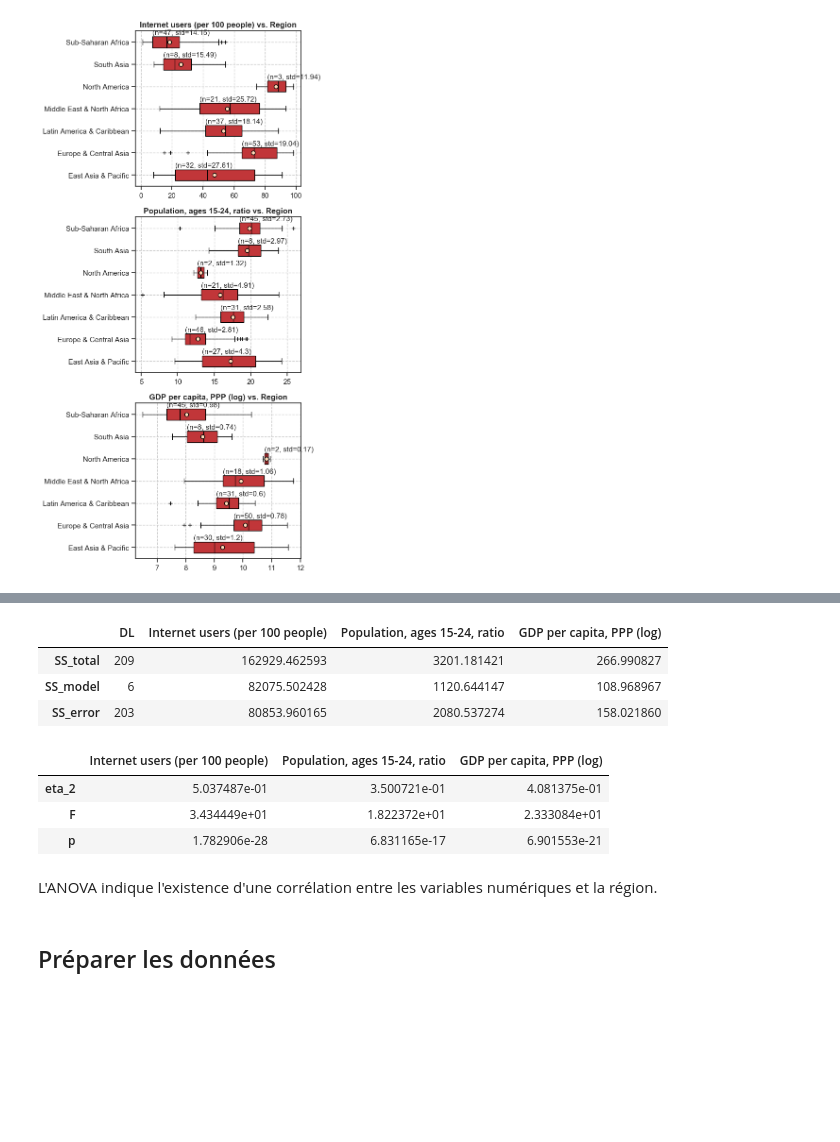
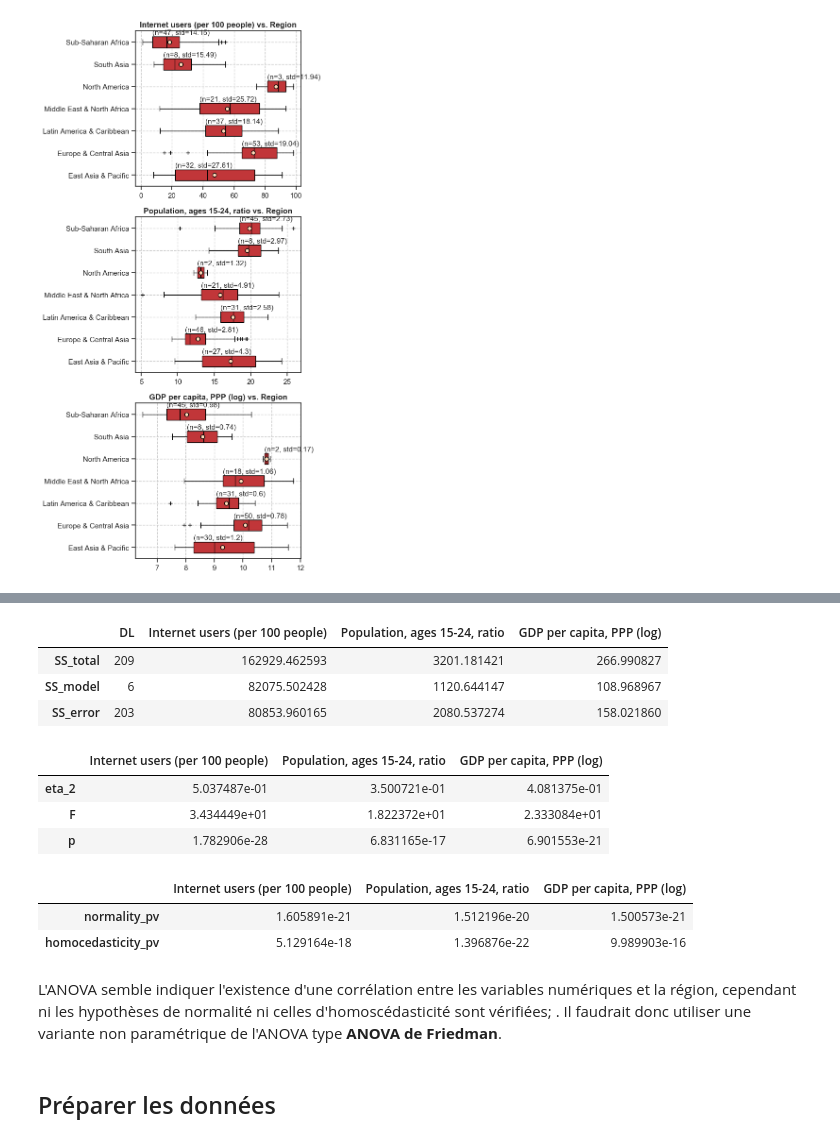
Before and after one commit to Pierre-Eloi/OC_DS_Project2, a Jupyter notebook: Project_2.ipynb, the cells around one changed output, grey strips where cells are left out. Cells and saved outputs as stored; diff of their text form; code cells hidden in the pictures; blank space fills up the shorter version.

Commit message:
Ajout des test d'hypothèse pour l'ANOVA.

```diff
--- a/Project_2.ipynb
+++ b/Project_2.ipynb
@@ -401,19 +405,22 @@ Une $p_{value}$ inférieur à 1% signifie qu'on peut rejeter $\mathcal{H_{0}}$,
 # %%
 attribs = data.columns.to_list()
 num_features = attribs[4: 5] + attribs [7:]
 by = "Region"
-st.anova_Ftest(data, num_features, by)
+df, h_test, f_test = st.anova_Ftest(data, num_features, by)
 # %% [output]
 |  | DL | Internet users (per 100 people) | Population, ages 15-24, ratio | GDP per capita, PPP (log) |
 | SS_total | 209 | 162929.462593 | 3201.181421 | 266.990827 |
 | SS_model | 6 | 82075.502428 | 1120.644147 | 108.968967 |
 | SS_error | 203 | 80853.960165 | 2080.537274 | 158.021860 |
 |  | Internet users (per 100 people) | Population, ages 15-24, ratio | GDP per capita, PPP (log) |
 | eta_2 | 5.037487e-01 | 3.500721e-01 | 4.081375e-01 |
 | F | 3.434449e+01 | 1.822372e+01 | 2.333084e+01 |
 | p | 1.782906e-28 | 6.831165e-17 | 6.901553e-21 |
+|  | Internet users (per 100 people) | Population, ages 15-24, ratio | GDP per capita, PPP (log) |
+| normality_pv | 1.605891e-21 | 1.512196e-20 | 1.500573e-21 |
+| homocedasticity_pv | 5.129164e-18 | 1.396876e-22 | 9.989903e-16 |
 # %% [markdown]
-L'ANOVA indique l'existence d'une corrélation entre les variables numériques et la région.
+L'ANOVA semble indiquer l'existence d'une corrélation entre les variables numériques et la région, cependant ni les hypothèses de normalité ni celles d'homoscédasticité sont vérifiées; . Il faudrait donc utiliser une variante non paramétrique de l'ANOVA type **ANOVA de Friedman**.
 # %% [markdown]
 ## Préparer les données
 # %% [markdown]
```
Also changed, not shown: parts of 3 cells of this notebook, 1 other file.
